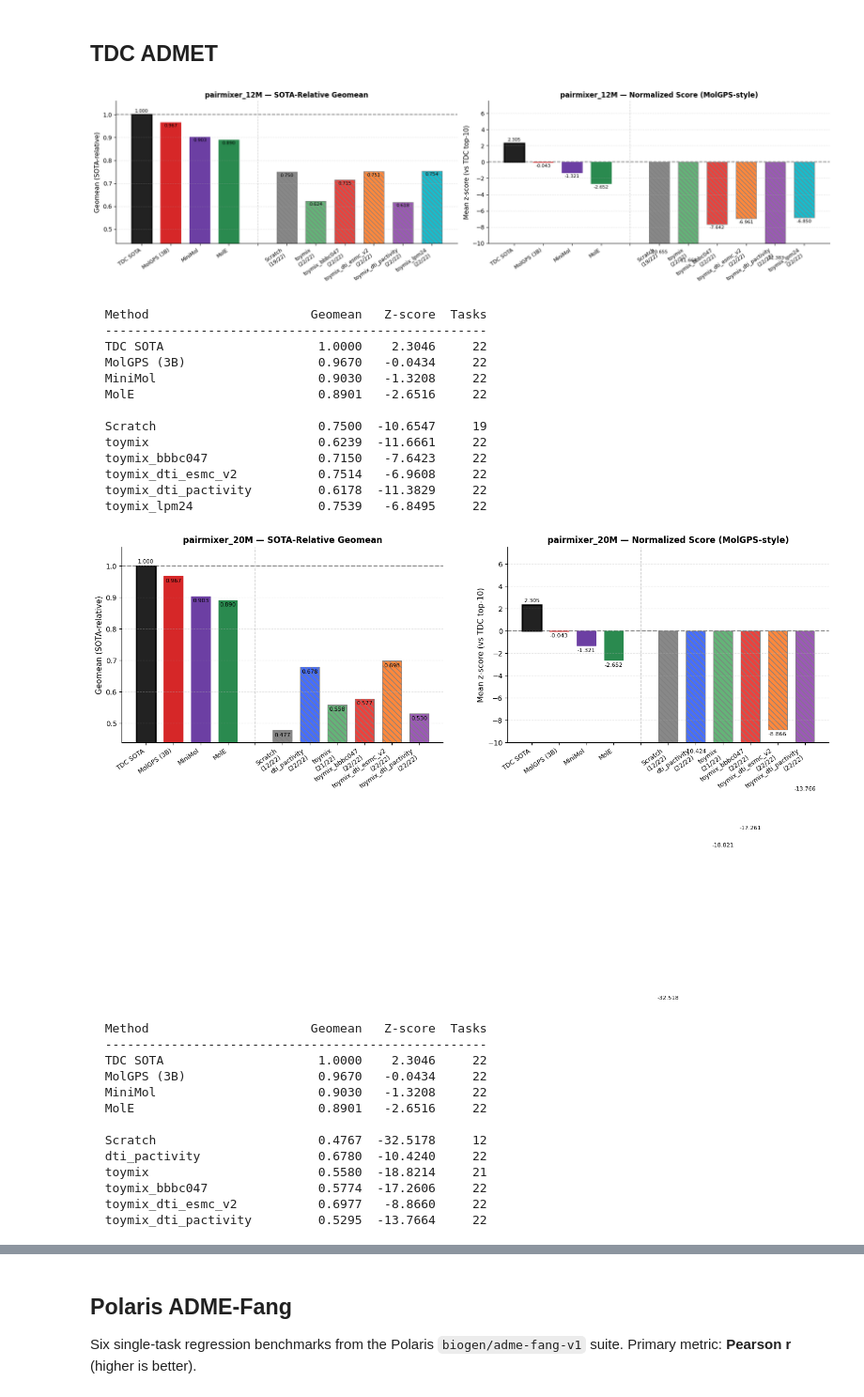
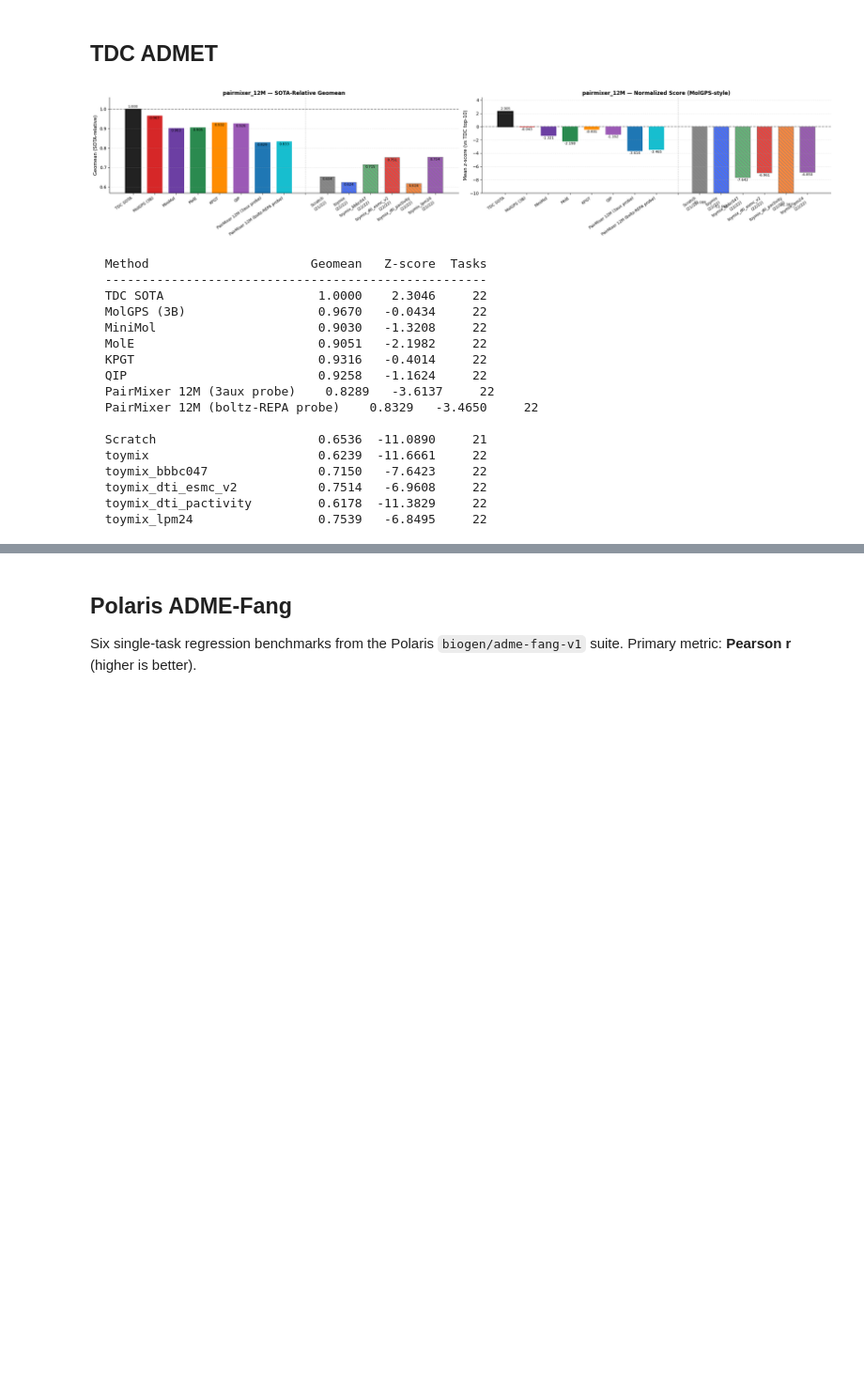
Before and after one commit to seonghyun26/graphium, a Jupyter notebook: notebooks/00_results_dashboard.ipynb, the cells around one changed output, grey strips where cells are left out. Shown at 94% size. Cells and saved outputs as stored; diff of their text form; code cells hidden in the pictures; blank space fills up the shorter version.

```diff
--- a/notebooks/00_results_dashboard.ipynb
+++ b/notebooks/00_results_dashboard.ipynb
@@ -182,6 +258,14 @@ _BASELINES = [
     ('MolGPS (3B)',  MOLGPS,       '#d62728'),
     ('MiniMol',      MINIMOL_GIT,  '#6c3fa3'),
     ('MolE',         MOLE,         '#2a8a4f'),
+    ('KPGT',         KPGT,         '#FF8C00'),
+    ('QIP',          QIP,          '#9b59b6'),
+    ('PairMixer 12M (3aux probe)',
+     load_probe_ensemble_dict('toymix-3aux-combined', model='pairmixer_12M'),
+     '#1f77b4'),
+    ('PairMixer 12M (boltz-REPA probe)',
+     load_probe_ensemble_dict('toymix-boltz-repa', model='pairmixer_12M'),
+     '#17becf'),
 ]
 
 _baseline_geomeans = {}
@@ -235,10 +319,14 @@ if len(admet_df) > 0 and admet_df['primary_metric'].notna().any():
     _zs_ymin = max(min(_zs_finite) - _zs_pad, -10) if _zs_finite else -1
     _zs_ymax = max(_zs_finite) + _zs_pad if _zs_finite else 1
 
-    baseline_names = [name for name, _, _ in _BASELINES]
     baseline_colors = {name: color for name, _, color in _BASELINES}
 
     for model_name in MODELS_TO_SHOW:
+        # Only the pairmixer_12M plot shows the PairMixer 12M (3aux probe) bar,
+        # since that probe checkpoint is specific to that model.
+        baseline_names = [name for name, _, _ in _BASELINES
+                          if not (name.startswith('PairMixer 12M')
+                                  and model_name != 'pairmixer_12M')]
         if model_name not in _model_data:
             continue
         methods, _mg, _mz, _mnt = _model_data[model_name]
@@ -283,61 +371,51 @@ if len(admet_df) > 0 and admet_df['primary_metric'].notna().any():
             _xlabels = []
             for label in all_labels:
                 if label == '' or label in baseline_colors:
                     _xlabels.append(label)
                 else:
                     _nt = _mnt.get(label, 0)
                     _xlabels.append(f'{label}\n({_nt}/{len(ADMET_TASK_ORDER)})')
             ax.set_xticklabels(_xlabels, rotation=35, ha='right', fontsize=9)
             ax.set_ylabel(ylabel, fontsize=11)
             ax.set_title(f'{model_name} — {title_suffix}', fontsize=12, fontweight='bold')
             ax.set_ylim(ymin, ymax)
             ax.spines['top'].set_visible(False)
             ax.spines['right'].set_visible(False)
             ax.grid(True, axis='y', ls='--', alpha=0.3)
 
         plt.tight_layout()
         plt.show()
 
         # Print table
         print(f"\n{'':2s}{'Method':25s}  {'Geomean':>8s}  {'Z-score':>8s}  {'Tasks':>5s}")
         print("  " + "-" * 52)
         for b in baseline_names:
             print(f"  {b:25s}  {_baseline_geomeans[b]:>8.4f}  {_baseline_zscores[b]:>8.4f}  {22:>5d}")
         print()
         for m in methods:
             print(f"  {m:25s}  {_mg[m]:>8.4f}  {_mz[m]:>8.4f}  {_mnt[m]:>5d}")
         print()
 else:
     print("No ADMET results to plot.")
 # %% [output]
-[figure, old version]
+[figure, new version]
   Method                      Geomean   Z-score  Tasks
   ----------------------------------------------------
   TDC SOTA                     1.0000    2.3046     22
   MolGPS (3B)                  0.9670   -0.0434     22
   MiniMol                      0.9030   -1.3208     22
-  MolE                         0.8901   -2.6516     22
+  MolE                         0.9051   -2.1982     22
+  KPGT                         0.9316   -0.4014     22
+  QIP                          0.9258   -1.1624     22
+  PairMixer 12M (3aux probe)    0.8289   -3.6137     22
+  PairMixer 12M (boltz-REPA probe)    0.8329   -3.4650     22
 
-  Scratch                      0.7500  -10.6547     19
+  Scratch                      0.6536  -11.0890     21
   toymix                       0.6239  -11.6661     22
   toymix_bbbc047               0.7150   -7.6423     22
   toymix_dti_esmc_v2           0.7514   -6.9608     22
   toymix_dti_pactivity         0.6178  -11.3829     22
   toymix_lpm24                 0.7539   -6.8495     22
-[figure, removed]
-  Method                      Geomean   Z-score  Tasks
-  ----------------------------------------------------
-  TDC SOTA                     1.0000    2.3046     22
-  MolGPS (3B)                  0.9670   -0.0434     22
-  MiniMol                      0.9030   -1.3208     22
-  MolE                         0.8901   -2.6516     22
-
-  Scratch                      0.4767  -32.5178     12
-  dti_pactivity                0.6780  -10.4240     22
-  toymix                       0.5580  -18.8214     21
-  toymix_bbbc047               0.5774  -17.2606     22
-  toymix_dti_esmc_v2           0.6977   -8.8660     22
-  toymix_dti_pactivity         0.5295  -13.7664     22
 # %%
 print(f"ADMET results: {len(admet_df)} rows")
 print(f"Methods: {sorted(admet_df['method'].unique())}")
```
Also changed, not shown: parts of 7 cells of this notebook, 35 other files.
